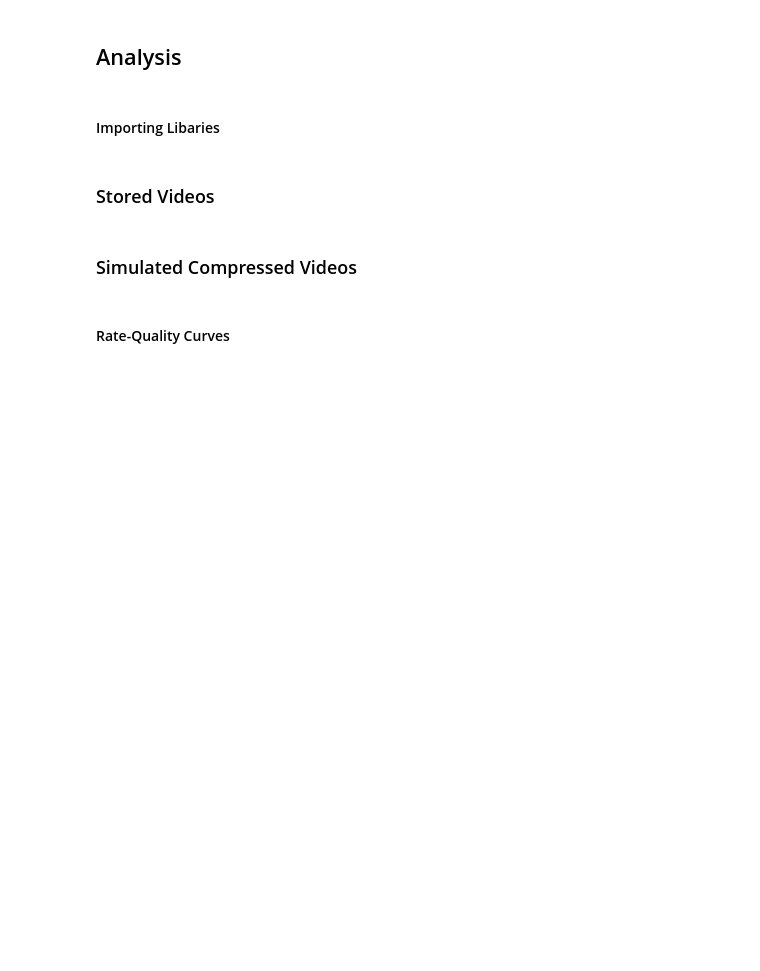
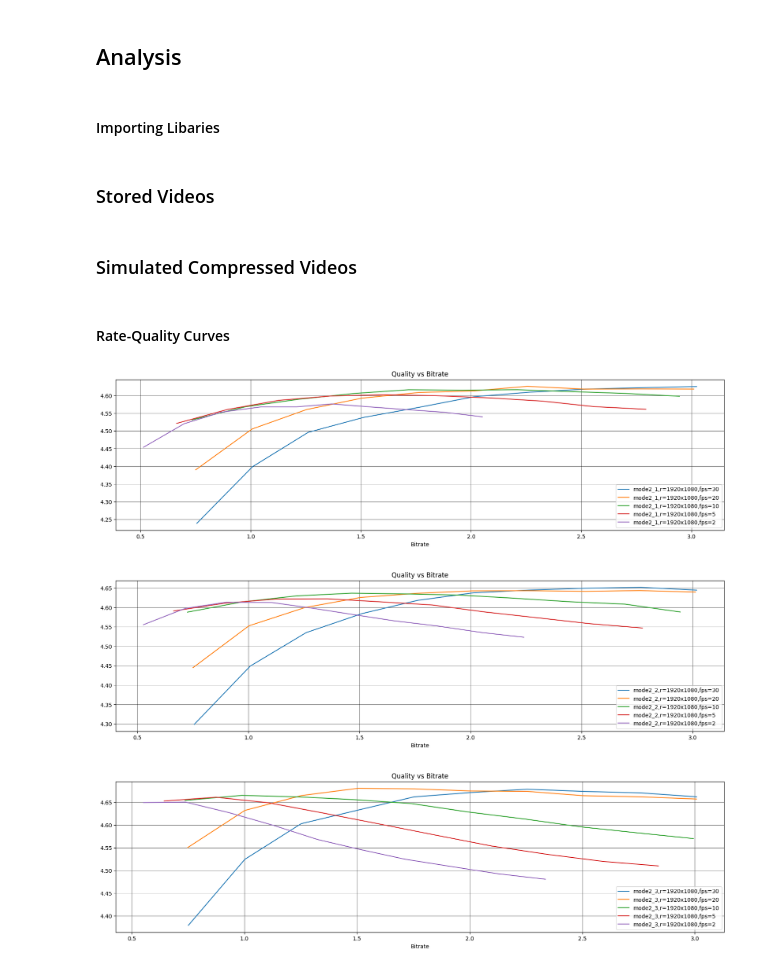
Before and after one commit to krishna-durbha-skydio/Dynamic-Frame-Rate, a Jupyter notebook: statistics/video_quality_analysis.ipynb, the cells around one changed output. Cells and saved outputs as stored; diff of their text form; code cells hidden in the pictures; blank space fills up the shorter version.

```diff
--- a/statistics/video_quality_analysis.ipynb
+++ b/statistics/video_quality_analysis.ipynb
@@ -80,6 +80,55 @@ for gop_size in [10,30]:
 					File2Metadata[gop_size][resolution_string][int(fps)][bitrate][original_filename][part] = [fps, b, q, scene_complexity, vehicle_info]
 # %% [markdown]
 #### Rate-Quality Curves
+# %%
+# Necessary
+Metric2Index = {"resolution":0, "fps":1, "bitrate":2, "quality": 3, "quality/bitrate": 4}
+colors = ['#1f77b4', '#ff7f0e', '#2ca02c', '#d62728', '#9467bd', '#8c564b', '#e377c2', '#7f7f7f', '#bcbd22', '#17becf']
+
+# Setting
+scene_complexity = False
+vehicle_info = True
+
+for filenum in [1,2,3]:
+	original_filename = "mode{}_{}".format(Info2Mode[(scene_complexity, vehicle_info)], filenum)
+
+	# Settings
+	settings = [(10, "1920x1080", 30), (10, "1920x1080", 20), (10, "1920x1080", 10), (10, "1920x1080", 5), (10, "1920x1080", 2)]
+
+	# Plotting Seperately
+	plt.figure(figsize=(20,5))
+	plt.grid(which='major', linestyle='-', linewidth='0.4', color='black')
+	plt.grid(which='minor', linestyle='-', linewidth='0.4', color='black')
+	plt.title("Quality vs Bitrate")
+	plt.xlabel("Bitrate")
+	plt.ylabel("")
+
+	for setting in settings:
+		gop_size = setting[0]
+		resolution_string = setting[1]
+		fps = setting[2]
+
+		Bitrate = []
+		Quality = []
+
+		for bitrate in [3, 2.75, 2.5, 2.25, 2, 1.75, 1.5, 1.25, 1, 0.75]:
+			data = File2Metadata[gop_size][resolution_string][int(fps)][bitrate][original_filename]
+			data = dict(sorted(data.items()))
+
+			metadata = np.asarray(list(data.values()))
+			Quality.append(np.mean(metadata[:, 2]))
+			Bitrate.append(np.mean(metadata[:, 1]))
+
+		# plt.scatter(Bitrate, Quality)
+		plt.plot(Bitrate, Quality, label="{},r={},fps={}".format(original_filename,resolution_string,fps))
+
+	plt.legend()
+
+	plt.show()
+# %% [output]
+[figure, added]
+[figure, added]
+[figure, added]
 # %%
 # Necessary
 Metric2Index = {"resolution":0, "fps":1, "bitrate":2, "quality": 3, "quality/bitrate": 4}
```
Also changed, not shown: parts of 4 cells of this notebook, 5 other files.
